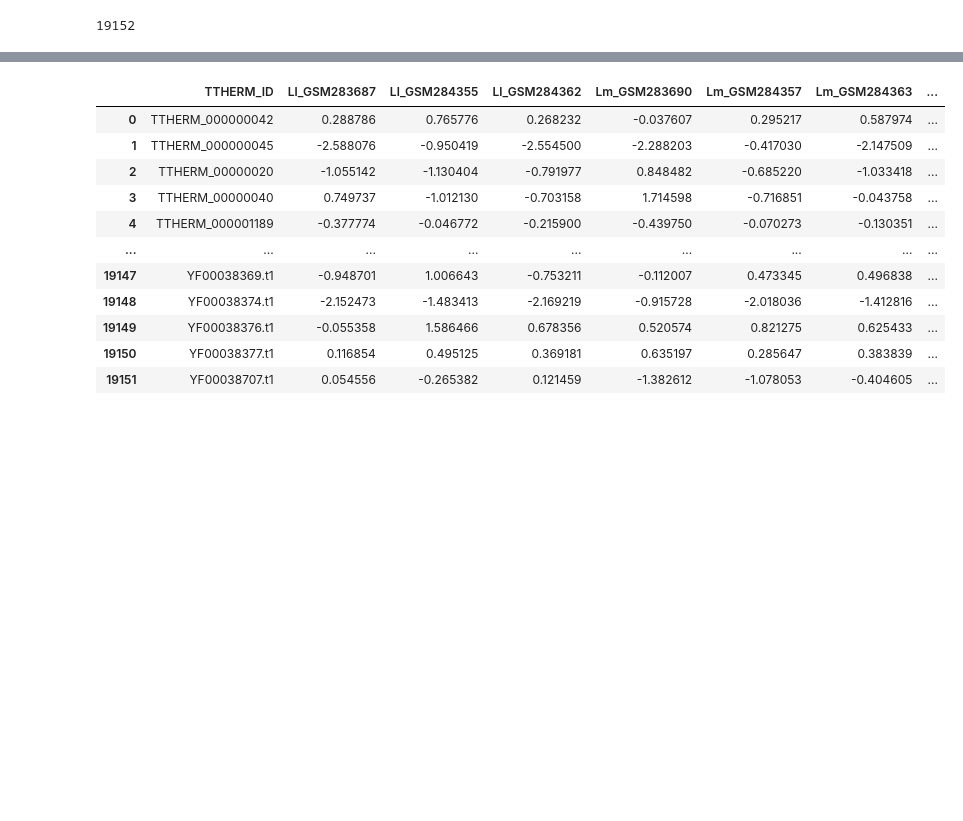
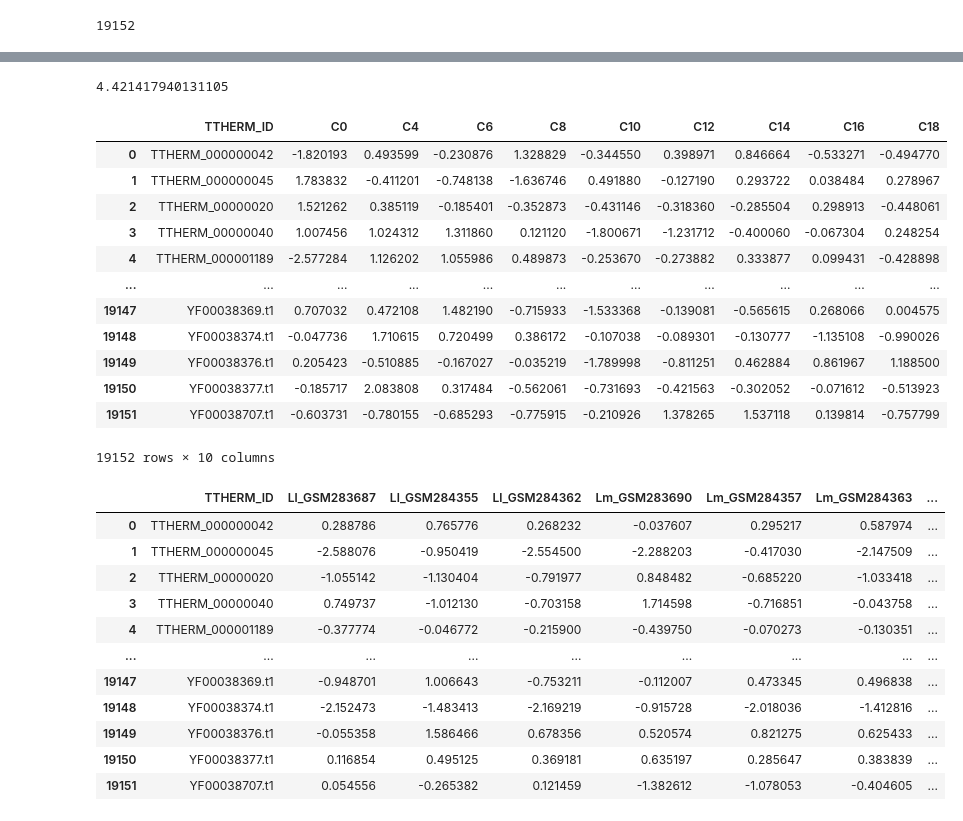
Before and after one commit to ltsypin/TGNE-2022, a Jupyter notebook: TGNE/embedding/all.ipynb, the cells around one changed output, grey strips where cells are left out. Cells and saved outputs as stored; diff of their text form; code cells hidden in the pictures; blank space fills up the shorter version.

```diff
--- a/TGNE/embedding/all.ipynb
+++ b/TGNE/embedding/all.ipynb
@@ -34,0 +52,5 @@ full_filtered_norm_df = microarray_utils.normalize_expression_per_gene(full_filt
+# %%
+sex_cols = [col for col in full_filtered_norm_df.columns if col[0] == 'C']
+sex_filtered_df = full_filtered_df[['TTHERM_ID'] + sex_cols]
+sex_filtered_norm_df = microarray_utils.normalize_expression_per_gene(sex_filtered_df, z=True)
+sex_filtered_norm_df.head()
@@ -35,3 +65,23 @@ full_filtered_norm_df = microarray_utils.normalize_expression_per_gene(full_filt
+# %%
+np.max(sex_filtered_norm_df[sex_cols[1:]])
+# %% [output]
+4.421417940131105
+# %%
+microarray_utils.get_arith_mean_expression(sex_filtered_norm_df)
+# %% [output]
+|  | TTHERM_ID | C0 | C4 | C6 | C8 | C10 | C12 | C14 | C16 | C18 |
+| 0 | TTHERM_000000042 | -1.820193 | 0.493599 | -0.230876 | 1.328829 | -0.344550 | 0.398971 | 0.846664 | -0.533271 | -0.494770 |
+| 1 | TTHERM_000000045 | 1.783832 | -0.411201 | -0.748138 | -1.636746 | 0.491880 | -0.127190 | 0.293722 | 0.038484 | 0.278967 |
+| 2 | TTHERM_00000020 | 1.521262 | 0.385119 | -0.185401 | -0.352873 | -0.431146 | -0.318360 | -0.285504 | 0.298913 | -0.448061 |
+| 3 | TTHERM_00000040 | 1.007456 | 1.024312 | 1.311860 | 0.121120 | -1.800671 | -1.231712 | -0.400060 | -0.067304 | 0.248254 |
+| 4 | TTHERM_000001189 | -2.577284 | 1.126202 | 1.055986 | 0.489873 | -0.253670 | -0.273882 | 0.333877 | 0.099431 | -0.428898 |
+| ... | ... | ... | ... | ... | ... | ... | ... | ... | ... | ... |
+| 19147 | YF00038369.t1 | 0.707032 | 0.472108 | 1.482190 | -0.715933 | -1.533368 | -0.139081 | -0.565615 | 0.268066 | 0.004575 |
+| 19148 | YF00038374.t1 | -0.047736 | 1.710615 | 0.720499 | 0.386172 | -0.107038 | -0.089301 | -0.130777 | -1.135108 | -0.990026 |
+| 19149 | YF00038376.t1 | 0.205423 | -0.510885 | -0.167027 | -0.035219 | -1.789998 | -0.811251 | 0.462884 | 0.861967 | 1.188500 |
+| 19150 | YF00038377.t1 | -0.185717 | 2.083808 | 0.317484 | -0.562061 | -0.731693 | -0.421563 | -0.302052 | -0.071612 | -0.513923 |
+| 19151 | YF00038707.t1 | -0.603731 | -0.780155 | -0.685293 | -0.775915 | -0.210926 | 1.378265 | 1.537118 | 0.139814 | -0.757799 |
+19152 rows × 10 columns
 # %%
 # import numpy as np
 # import scipy.stats as st
```
Also changed, not shown: parts of 11 cells of this notebook, 1 other file.
